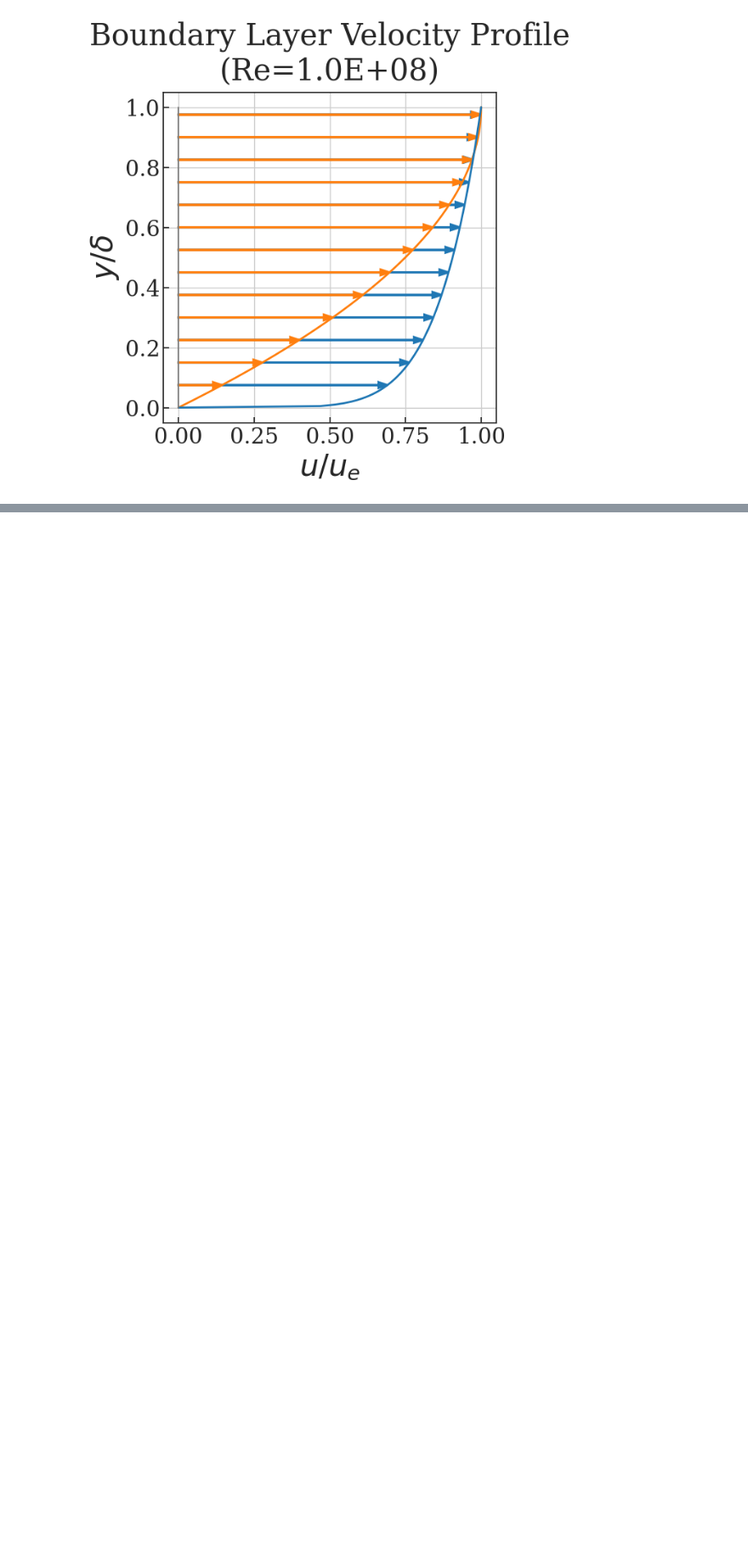
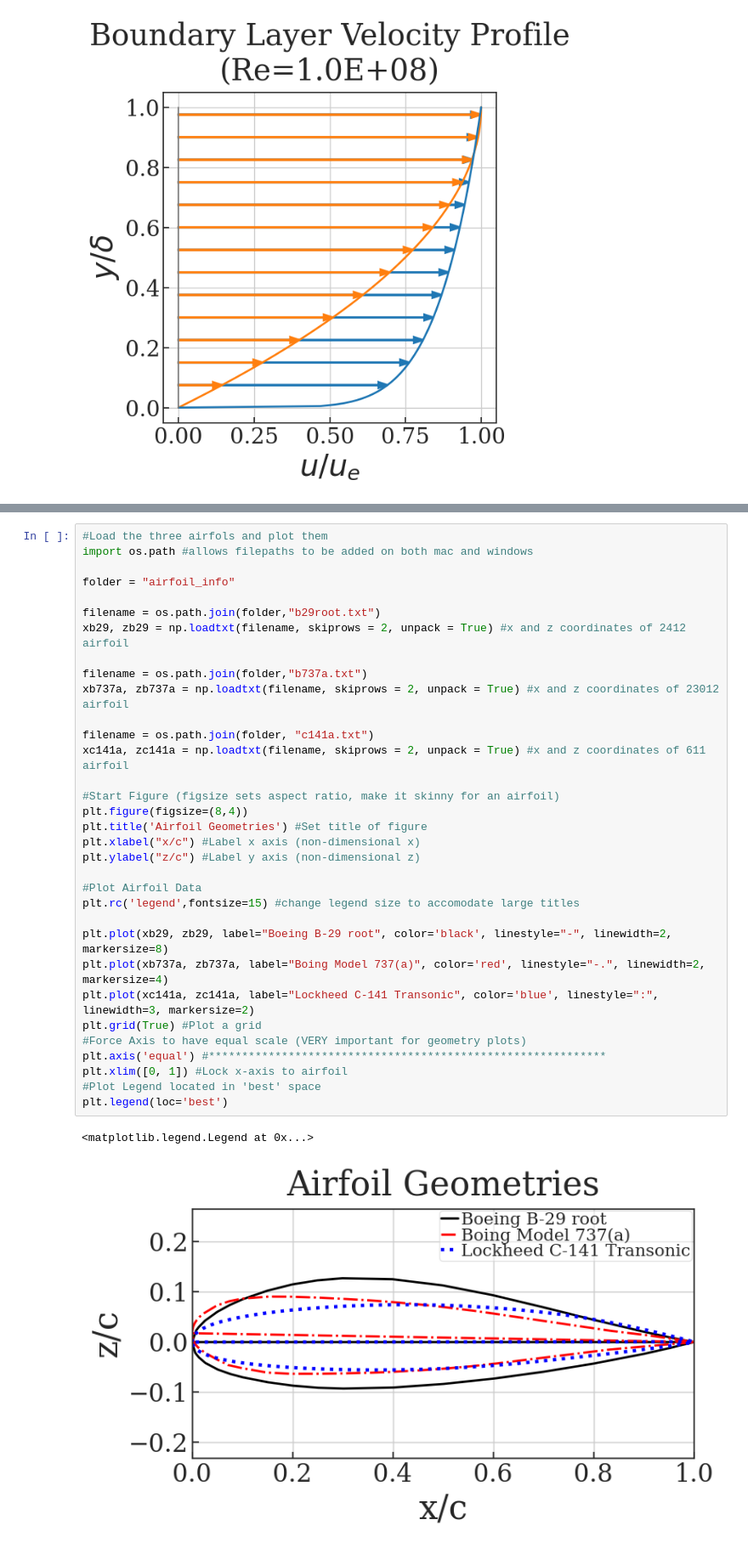
Before and after one commit to ndrichmond/EAE127, a Jupyter notebook: Project 0/Project 0.ipynb, the cells around one changed output, grey strips where cells are left out. Shown at 85% size. Saved outputs shown, nothing was run; the diff lists cells and outputs as text; blank space fills up the shorter version.

```diff
--- a/Project 0/Project 0.ipynb
+++ b/Project 0/Project 0.ipynb
@@ -160,0 +204,36 @@ For this part, the goal is to calculate the boundary layer thickness, $\delta^*$
+# %%
+#Load the three airfols and plot them
+import os.path #allows filepaths to be added on both mac and windows
+
+folder = "airfoil_info"
+
+filename = os.path.join(folder,"b29root.txt")
+xb29, zb29 = np.loadtxt(filename, skiprows = 2, unpack = True) #x and z coordinates of 2412 airfoil
+
+filename = os.path.join(folder,"b737a.txt")
+xb737a, zb737a = np.loadtxt(filename, skiprows = 2, unpack = True) #x and z coordinates of 23012 airfoil
+
+filename = os.path.join(folder, "c141a.txt")
+xc141a, zc141a = np.loadtxt(filename, skiprows = 2, unpack = True) #x and z coordinates of 611 airfoil
+
+#Start Figure (figsize sets aspect ratio, make it skinny for an airfoil)
+plt.figure(figsize=(8,4))
+plt.title('Airfoil Geometries') #Set title of figure
+plt.xlabel("x/c") #Label x axis (non-dimensional x)
+plt.ylabel("z/c") #Label y axis (non-dimensional z)
+
+#Plot Airfoil Data
+plt.rc('legend',fontsize=15) #change legend size to accomodate large titles
+
+plt.plot(xb29, zb29, label="Boeing B-29 root", color='black', linestyle="-", linewidth=2, markersize=8)
+plt.plot(xb737a, zb737a, label="Boing Model 737(a)", color='red', linestyle="-.", linewidth=2, markersize=4)
+plt.plot(xc141a, zc141a, label="Lockheed C-141 Transonic", color='blue', linestyle=":", linewidth=3, markersize=2)
+plt.grid(True) #Plot a grid
+#Force Axis to have equal scale (VERY important for geometry plots)
+plt.axis('equal') #************************************************************
+plt.xlim([0, 1]) #Lock x-axis to airfoil
+#Plot Legend located in 'best' space
+plt.legend(loc='best')
+# %% [output]
+<matplotlib.legend.Legend at 0x...>
+[figure, added]
```
Also changed, not shown: parts of 10 cells of this notebook, 3 other files.
